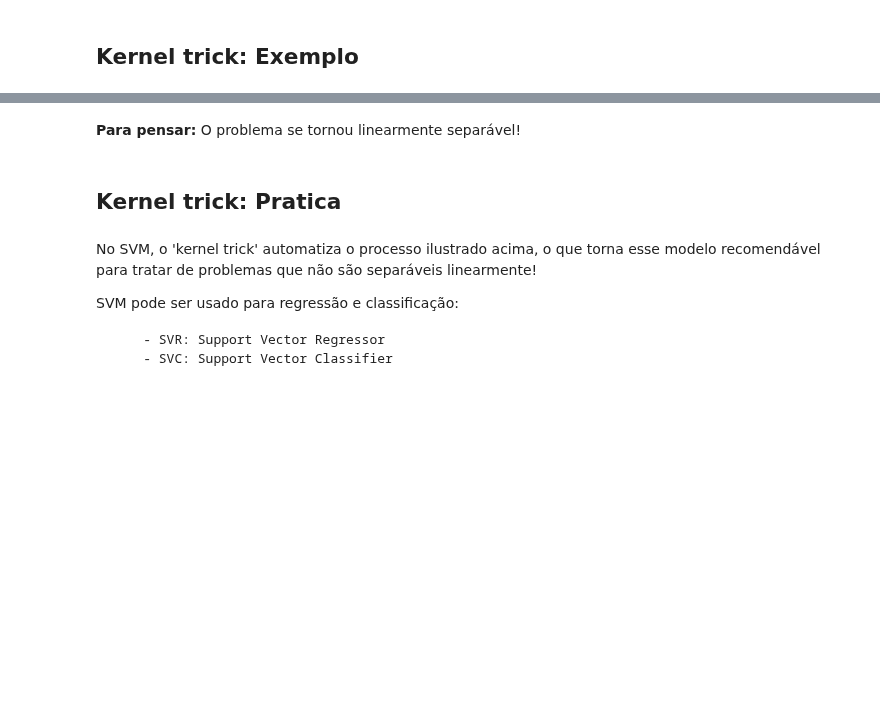
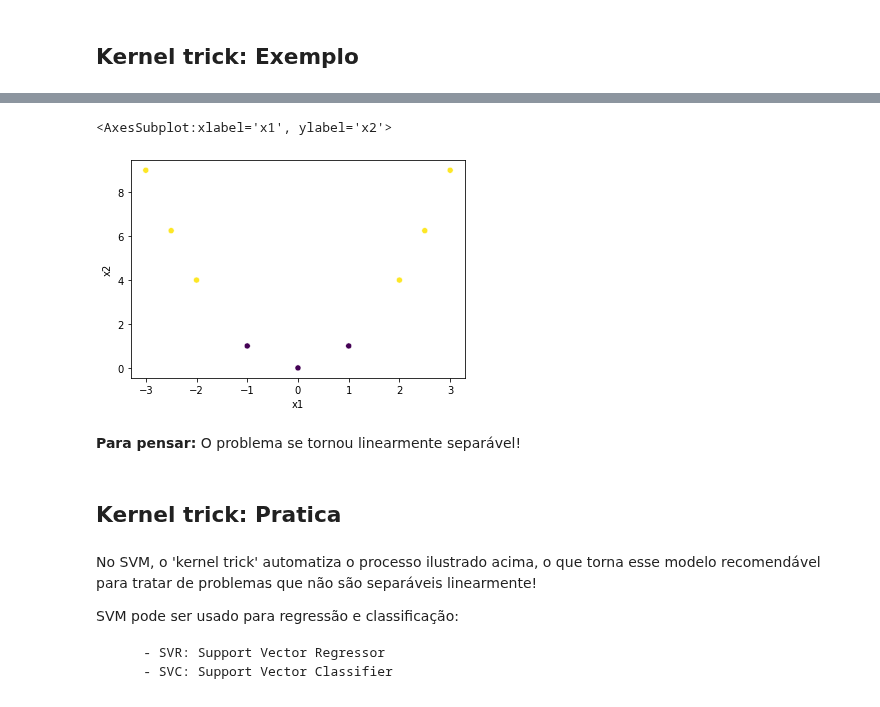
Before and after one commit to walisson-silva-ada/827-data-science, a Jupyter notebook: 06. overfitting/06_overfitting_ e_SVM.ipynb, the cells around one changed output, grey strips where cells are left out. Cells and saved outputs as stored; diff of their text form; code cells hidden in the pictures; blank space fills up the shorter version.

```diff
--- a/06. overfitting/06_overfitting_ e_SVM.ipynb
+++ b/06. overfitting/06_overfitting_ e_SVM.ipynb
@@ -113,0 +128,3 @@ df
+# %%
+df['x2'] = df['x1']**2
+df
@@ -114,3 +142,8 @@ df
+# %%
+sns.scatterplot(x='x1', y='x2', data=df, c=df['y'])
+# %% [output]
+<AxesSubplot:xlabel='x1', ylabel='x2'>
+[figure, added]
 # %% [markdown]
 **Para pensar:**  O problema se tornou linearmente separável!
 # %% [markdown]
```
Also changed, not shown: parts of 26 cells of this notebook.
